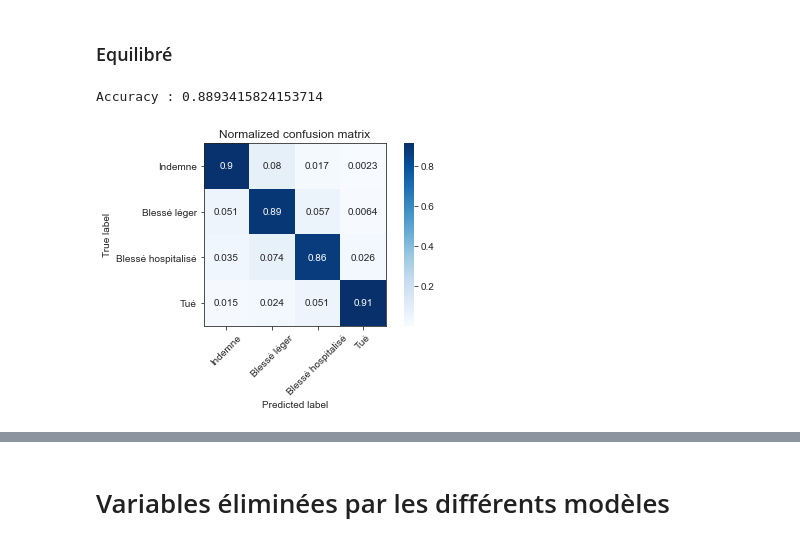
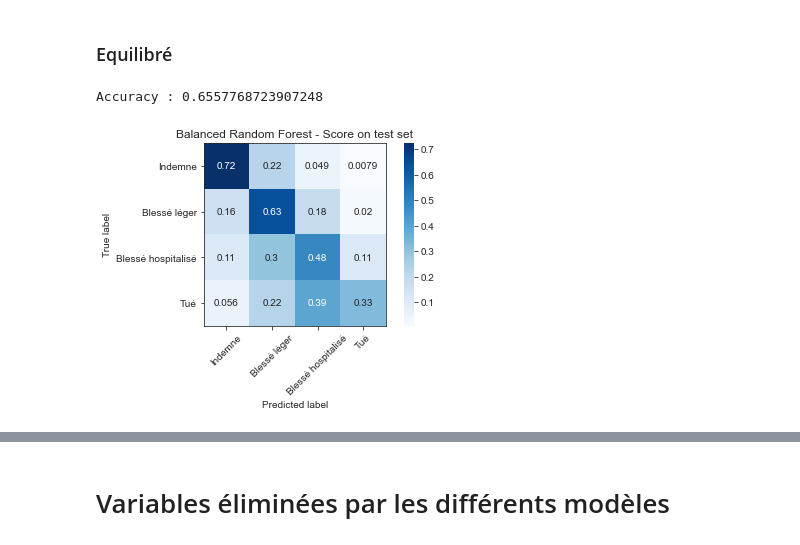
Before and after one commit to erwan-auchere/Projet-Python, a Jupyter notebook: backward-elimination.ipynb, the cells around one changed output, grey strips where cells are left out. Cells and saved outputs as stored; diff of their text form; code cells hidden in the pictures.

```diff
--- a/backward-elimination.ipynb
+++ b/backward-elimination.ipynb
@@ -14,7 +14,7 @@ targets = ['Indemne', 'Blessé léger', 'Blessé hospitalisé', 'Tué']
 X = data.drop(targets, axis=1)
 X = pd.DataFrame(data=StandardScaler().fit_transform(X), columns=X.columns)
 Y = data[targets].values.argmax(axis=1) # cela réordonne bien les modalités puisque `targets` est ordonnée.
-X_train, X_test,Y_train, Y_test = train_test_split(X, Y, test_size=0.3)
+X_train, X_test, Y_train, Y_test = train_test_split(X, Y, test_size=0.3, stratify=Y, random_state=0)
 # %%
 def plot_confusion_matrix(matrix, classes,
                           normalize=False,
@@ -80,7 +85,7 @@ plot_confusion_matrix(conf, classes=targets, normalize=True, title='Unbalanced L
 # %%
 retrain = False
 if not os.path.isfile('regression-log-balanced.joblib') or retrain:
-    BLR = LogisticRegression(multi_class='multinomial', max_iter=1000, class_weights='balanced')
+    BLR = LogisticRegression(multi_class='multinomial', max_iter=1000, class_weight='balanced')
     selector_BLR = RFECV(BLR, cv=StratifiedKFold(2), scoring="accuracy", step=1).fit(X_train, Y_train)
     jl.dump(selector_BLR, 'regression-log-balanced.joblib')
 else:
@@ -139,9 +154,9 @@ BRF = selector_BRF.estimator_
 selected_BRF = [variable for variable, boolean in zip(X.columns.tolist(), selector_BRF.support_.tolist()) if boolean]
 print('Accuracy :', np.mean(BRF.predict(X_test[selected_BRF]) == Y_test))
 # %% [output]
-Accuracy : 0.8893415824153714
+Accuracy : 0.6557768723907248
 # %%
 conf = metrics.confusion_matrix(BRF.predict(X_test[selected_BRF]), Y_test)
-plot_confusion_matrix(conf, classes=targets, normalize=True);
+plot_confusion_matrix(conf, classes=targets, normalize=True, title='Balanced Random Forest - Score on test set');
 # %% [output]
-[figure, old version]
+[figure, new version]
```
Also changed, not shown: parts of 13 cells of this notebook.
